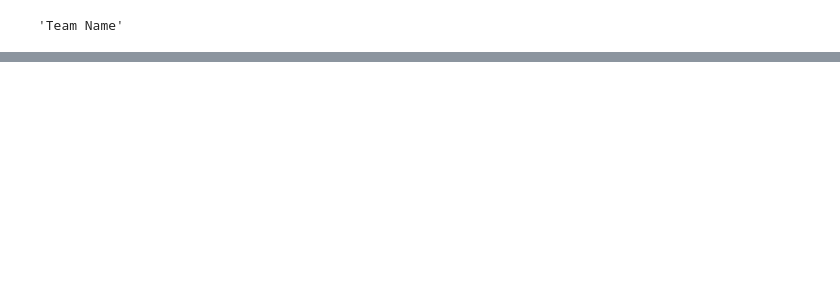
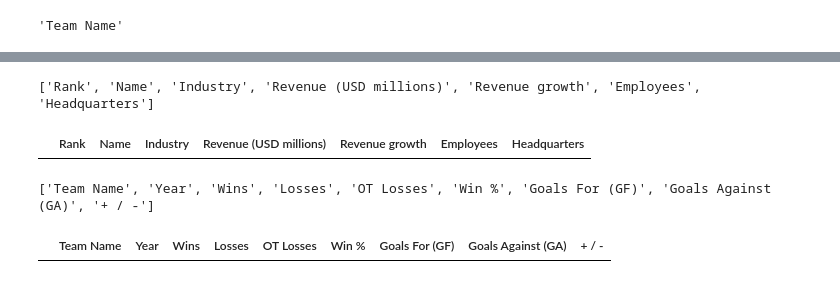
Before and after one commit to Vonn-K/War-thunder-apicall-practice, a Jupyter notebook: pythonpractice.ipynb, the cells around one changed output, grey strips where cells are left out. Saved outputs shown, nothing was run; the diff lists cells and outputs as text; code cells hidden in the pictures; blank space fills up the shorter version.

Commit message:
Created a project, learning from the last one, doing basically the same thing, but I am using a different website to scrape data from.

```diff
--- a/pythonpractice.ipynb
+++ b/pythonpractice.ipynb
@@ -228,0 +245,5 @@ Please set a user-agent and respect our robot policy https://w.wiki/4wJS. See al
+# %%
+world_table_titles = [title.text.strip() for title in world_titles]
+print(world_table_titles)
+# %% [output]
+['Rank', 'Name', 'Industry', 'Revenue (USD millions)', 'Revenue growth', 'Employees', 'Headquarters']
@@ -228,0 +252,5 @@ Please set a user-agent and respect our robot policy https://w.wiki/4wJS. See al
+# %%
+df = pd.DataFrame(columns=world_table_titles)
+df
+# %% [output]
+|  | Rank | Name | Industry | Revenue (USD millions) | Revenue growth | Employees | Headquarters |
@@ -228,0 +267,18 @@ Please set a user-agent and respect our robot policy https://w.wiki/4wJS. See al
+# %%
+from bs4 import BeautifulSoup
+import requests
+url = 'https://www.scrapethissite.com/pages/forms/'
+page = requests.get(url)
+soup = BeautifulSoup(page.text, 'html')
+table = soup.find('table')
+# %%
+table_titles = [title.text.strip() for title in soup.find_all('th')]
+print(table_titles)
+# %% [output]
+['Team Name', 'Year', 'Wins', 'Losses', 'OT Losses', 'Win %', 'Goals For (GF)', 'Goals Against (GA)', '+ / -']
+# %%
+import pandas as pd
+df = pd.DataFrame(columns=table_titles)
+df
+# %% [output]
+|  | Team Name | Year | Wins | Losses | OT Losses | Win % | Goals For (GF) | Goals Against (GA) | + / - |
```
Also changed, not shown: parts of 10 cells of this notebook, 2 other files.
